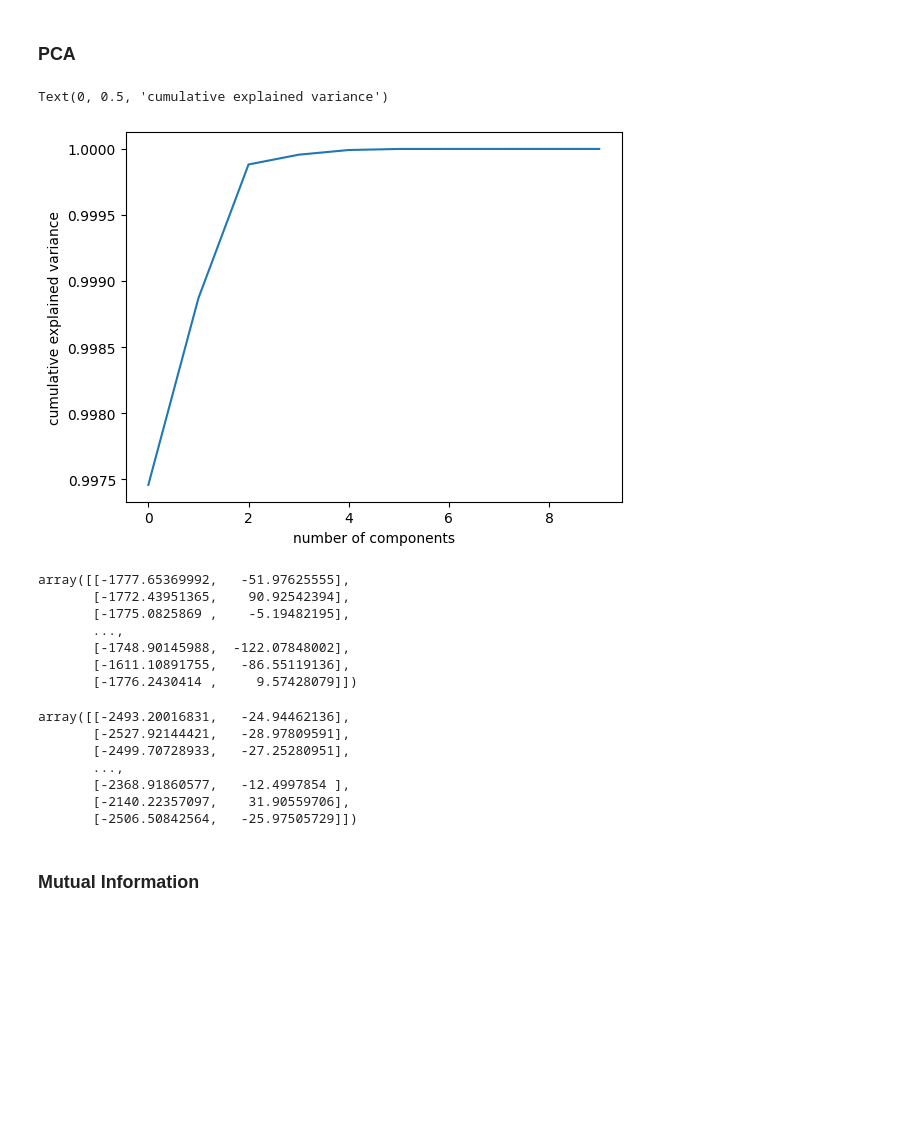
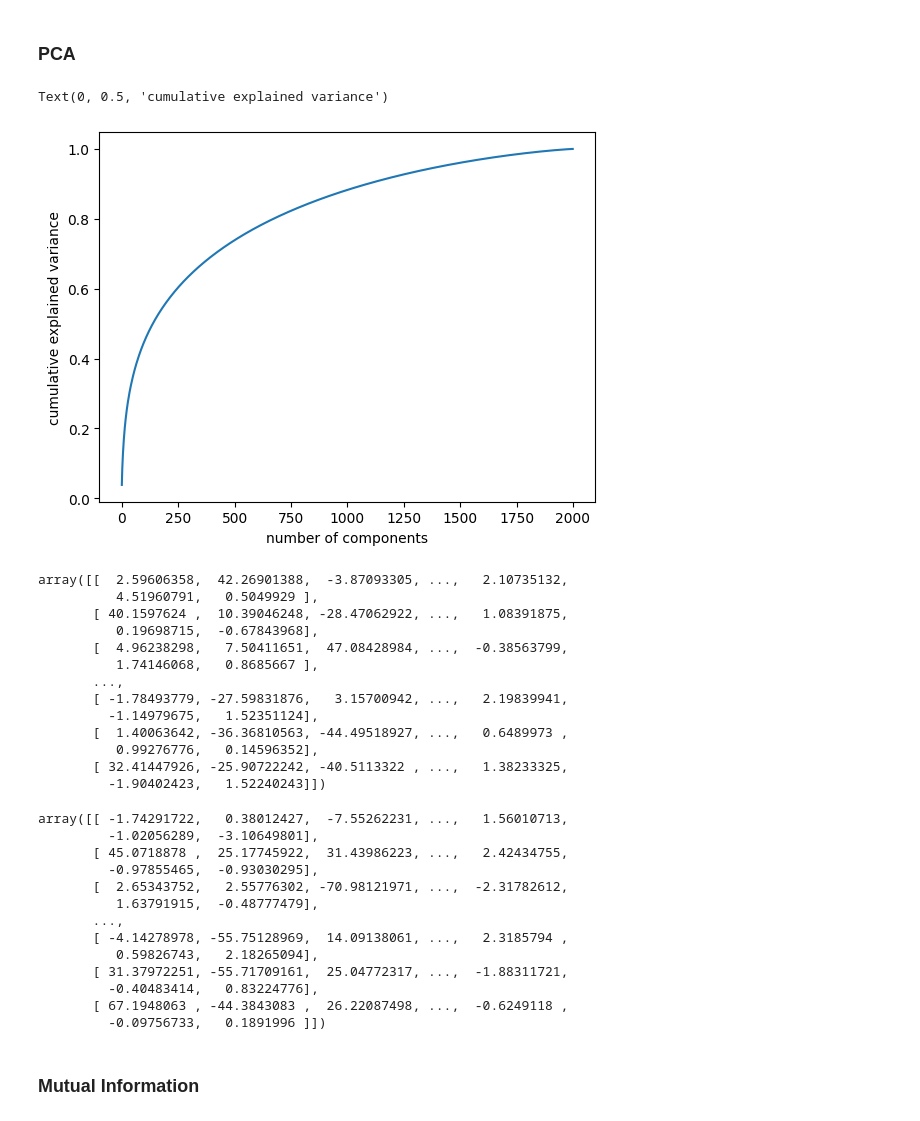
Before and after one commit to zeerafle/oil-palm-stem, a Jupyter notebook: disease_detection.ipynb, the cells around one changed output. Saved outputs shown, nothing was run; the diff lists cells and outputs as text; code cells hidden in the pictures; blank space fills up the shorter version.

```diff
--- a/disease_detection.ipynb
+++ b/disease_detection.ipynb
@@ -513,45 +513,56 @@ orig_img_df.head(2)
 # %%
 # separate the feature and label
-proc_img_label = proc_img_df.pop('is_infected')
-orig_img_label = orig_img_df.pop('is_infected')
+proc_img_label = orig_img_label = np.array([1]*1000+[0]*1000)
 # %% [markdown]
 ### PCA
 # %%
 # determine the number of components
 pca = PCA().fit(proc_img_df)
-plt.plot(np.cumsum(pca.explained_variance_ratio_[:10]))
+plt.plot(np.cumsum(pca.explained_variance_ratio_))
 plt.xlabel('number of components')
 plt.ylabel('cumulative explained variance')
 # %% [output]
 Text(0, 0.5, 'cumulative explained variance')
-[figure, old version]
+[figure, new version]
 # %%
 def calculate_pca(feature_df, n_components):
     pca = PCA(n_components=n_components)
     reduced_feature = pca.fit_transform(feature_df)
     return reduced_feature
 # %%
-reduced_proc_img = calculate_pca(proc_img_df, 2)
+reduced_proc_img = calculate_pca(proc_img_df, 1750)
 reduced_proc_img
 # %% [output]
-array([[-1777.65369992,   -51.97625555],
-       [-1772.43951365,    90.92542394],
-       [-1775.0825869 ,    -5.19482195],
+array([[  2.59606358,  42.26901388,  -3.87093305, ...,   2.10735132,
+          4.51960791,   0.5049929 ],
+       [ 40.1597624 ,  10.39046248, -28.47062922, ...,   1.08391875,
+          0.19698715,  -0.67843968],
+       [  4.96238298,   7.50411651,  47.08428984, ...,  -0.38563799,
+          1.74146068,   0.8685667 ],
        ...,
-       [-1748.90145988,  -122.07848002],
-       [-1611.10891755,   -86.55119136],
-       [-1776.2430414 ,     9.57428079]])
+       [ -1.78493779, -27.59831876,   3.15700942, ...,   2.19839941,
+         -1.14979675,   1.52351124],
+       [  1.40063642, -36.36810563, -44.49518927, ...,   0.6489973 ,
+          0.99276776,   0.14596352],
+       [ 32.41447926, -25.90722242, -40.5113322 , ...,   1.38233325,
+         -1.90402423,   1.52240243]])
 # %%
-reduced_orig_img = calculate_pca(orig_img_df, 2)
+reduced_orig_img = calculate_pca(orig_img_df, 1750)
 reduced_orig_img
 # %% [output]
-array([[-2493.20016831,   -24.94462136],
-       [-2527.92144421,   -28.97809591],
-       [-2499.70728933,   -27.25280951],
+array([[ -1.74291722,   0.38012427,  -7.55262231, ...,   1.56010713,
+         -1.02056289,  -3.10649801],
+       [ 45.0718878 ,  25.17745922,  31.43986223, ...,   2.42434755,
+         -0.97855465,  -0.93030295],
+       [  2.65343752,   2.55776302, -70.98121971, ...,  -2.31782612,
+          1.63791915,  -0.48777479],
        ...,
-       [-2368.91860577,   -12.4997854 ],
-       [-2140.22357097,    31.90559706],
-       [-2506.50842564,   -25.97505729]])
+       [ -4.14278978, -55.75128969,  14.09138061, ...,   2.3185794 ,
+          0.59826743,   2.18265094],
+       [ 31.37972251, -55.71709161,  25.04772317, ...,  -1.88311721,
+         -0.40483414,   0.83224776],
+       [ 67.1948063 , -44.3843083 ,  26.22087498, ...,  -0.6249118 ,
+         -0.09756733,   0.1891996 ]])
 # %%
 def export_reduced_feature(df: Union[np.ndarray, pd.DataFrame], filename, header=None):
     if isinstance(df, np.ndarray):
```
Also changed, not shown: parts of 23 cells of this notebook, 18 other files.
